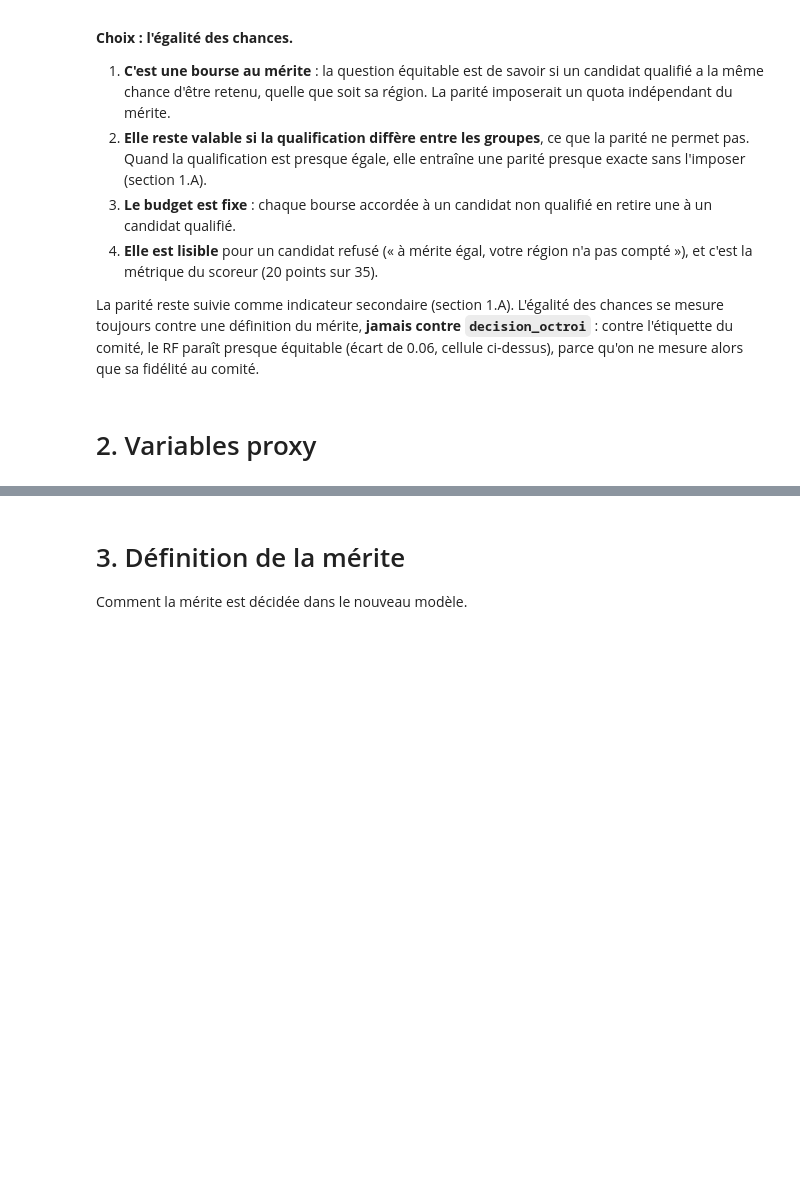
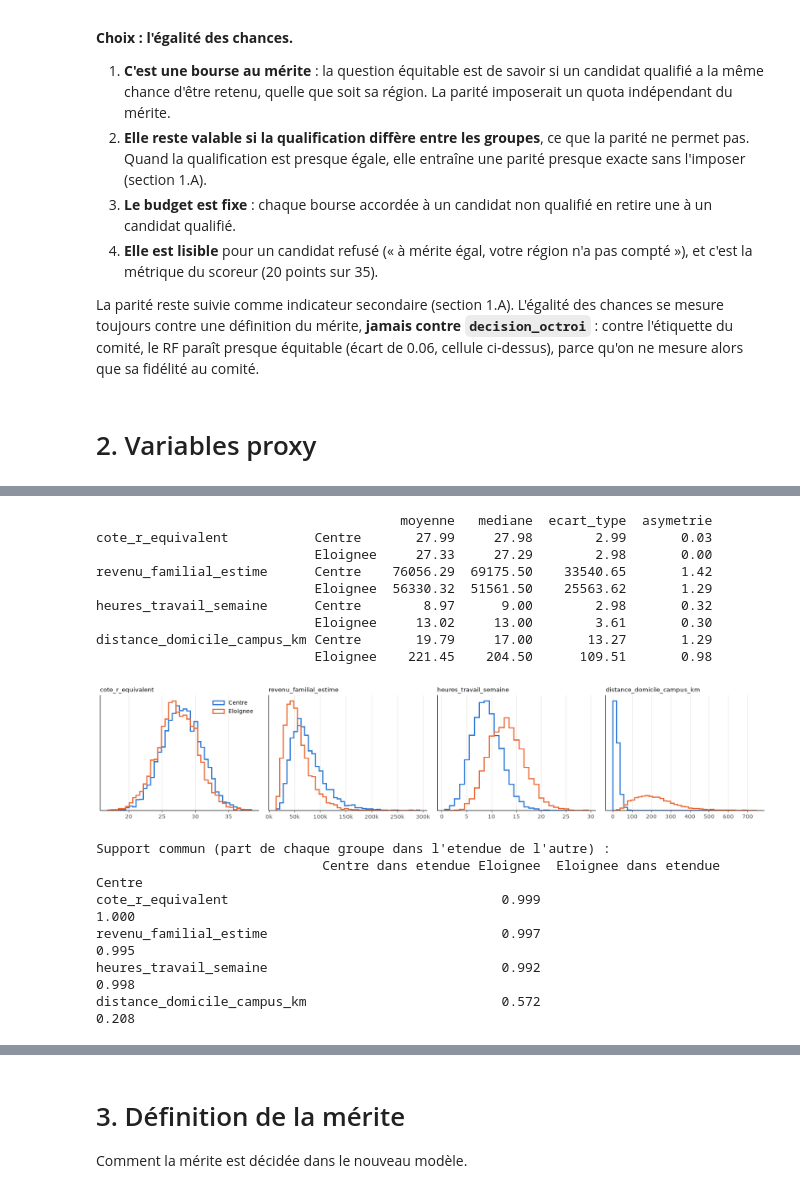
Before and after one commit to Thelazerlog/CodeMLEquiAlgo, a Jupyter notebook: audit_rapport.ipynb, the cells around one changed output, grey strips where cells are left out. Cells and saved outputs as stored; diff of their text form; code cells hidden in the pictures; blank space fills up the shorter version.

```diff
--- a/audit_rapport.ipynb
+++ b/audit_rapport.ipynb
@@ -457,0 +467,22 @@ comité.
+# %%
+print(stats_par_groupe(demandes, NUMERIQUES)[['moyenne', 'mediane', 'ecart_type', 'asymetrie']].round(2))
+tracer_distributions(demandes, NUMERIQUES)
+print('Support commun (part de chaque groupe dans l\'etendue de l\'autre) :')
+print(pd.concat([chevauchement(demandes, c) for c in NUMERIQUES], axis=1).T.round(3))
+# %% [output]
+                                       moyenne   mediane  ecart_type  asymetrie
+cote_r_equivalent           Centre       27.99     27.98        2.99       0.03
+                            Eloignee     27.33     27.29        2.98       0.00
+revenu_familial_estime      Centre    76056.29  69175.50    33540.65       1.42
+                            Eloignee  56330.32  51561.50    25563.62       1.29
+heures_travail_semaine      Centre        8.97      9.00        2.98       0.32
+                            Eloignee     13.02     13.00        3.61       0.30
+distance_domicile_campus_km Centre       19.79     17.00       13.27       1.29
+                            Eloignee    221.45    204.50      109.51       0.98
+[figure, added]
+Support commun (part de chaque groupe dans l'etendue de l'autre) :
+                             Centre dans etendue Eloignee  Eloignee dans etendue Centre
+cote_r_equivalent                                   0.999                         1.000
+revenu_familial_estime                              0.997                         0.995
+heures_travail_semaine                              0.992                         0.998
+distance_domicile_campus_km                         0.572                         0.208
```
Also changed, not shown: parts of 12 cells of this notebook.
